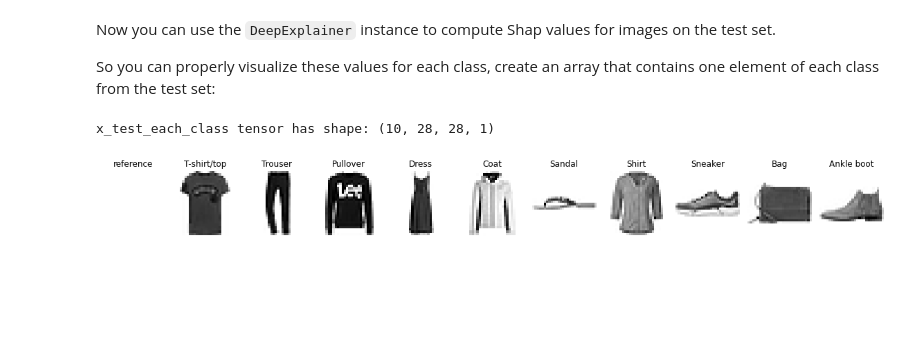
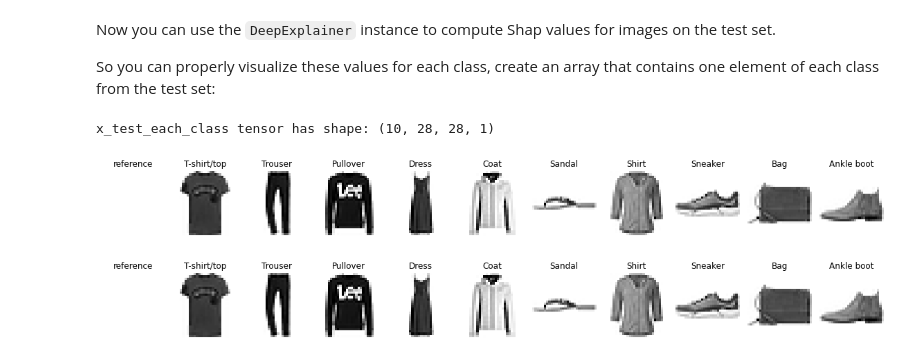
Before and after one commit to GrueneKatze/More-MOOCs, a Jupyter notebook: MLOps/ML_Modeling_Pipelines/W5/C3_W5_Lab_1_Shap_Values.ipynb, the cells around one changed output. Saved outputs shown, nothing was run; the diff lists cells and outputs as text; code cells hidden in the pictures; blank space fills up the shorter version.

```diff
--- a/MLOps/ML_Modeling_Pipelines/W5/C3_W5_Lab_1_Shap_Values.ipynb
+++ b/MLOps/ML_Modeling_Pipelines/W5/C3_W5_Lab_1_Shap_Values.ipynb
@@ -251,6 +256,27 @@ Simply pass a True/False value to the `training` argument of the `__call__` meth
 Now you can use the `DeepExplainer` instance to compute Shap values for images on the test set.
 
 So you can properly visualize these values for each class, create an array that contains one element of each class from the test set:
+# %%
+def plot_categories2D(images):
+  fig, axes = plt.subplots(1, 11, figsize=(16, 15))
+  axes = axes.flatten()
+
+  # Plot an empty canvas
+  ax = axes[0]
+  dummy_array = np.array([[[0, 0, 0, 0]]], dtype='uint8')
+  ax.set_title("reference")
+  ax.set_axis_off()
+  ax.imshow(dummy_array, interpolation='nearest')
+
+  # Plot an image for every category
+  for k, v in images.items():
+    ax = axes[k+1]
+    ax.imshow(np.reshape(v,(v.shape[0], v.shape[1]*v.shape[2])), cmap=plt.cm.binary)
+    ax.set_title(f"{class_names[k]}")
+    ax.set_axis_off()
+
+  plt.tight_layout()
+  plt.show()
 # %%
 # Save an example of each class from the test set
 x_test_dict = dict()
@@ -271,6 +297,10 @@ x_test_each_class = np.asarray(x_test_each_class)
 print(f"x_test_each_class tensor has shape: {x_test_each_class.shape}")
 # %% [output]
 x_test_each_class tensor has shape: (10, 28, 28, 1)
+# %%
+plot_categories2D(x_test_dict)
+# %% [output]
+[figure, added]
 # %%
 plot_categories(x_test_dict)
 # %% [output]
```
Also changed, not shown: parts of 11 cells of this notebook.
